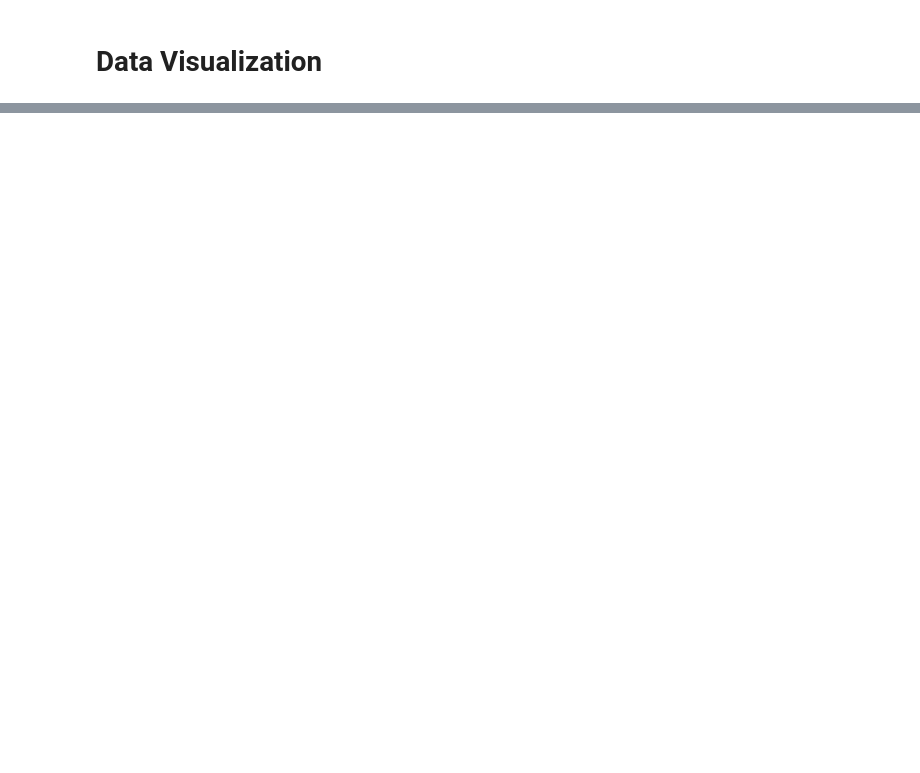
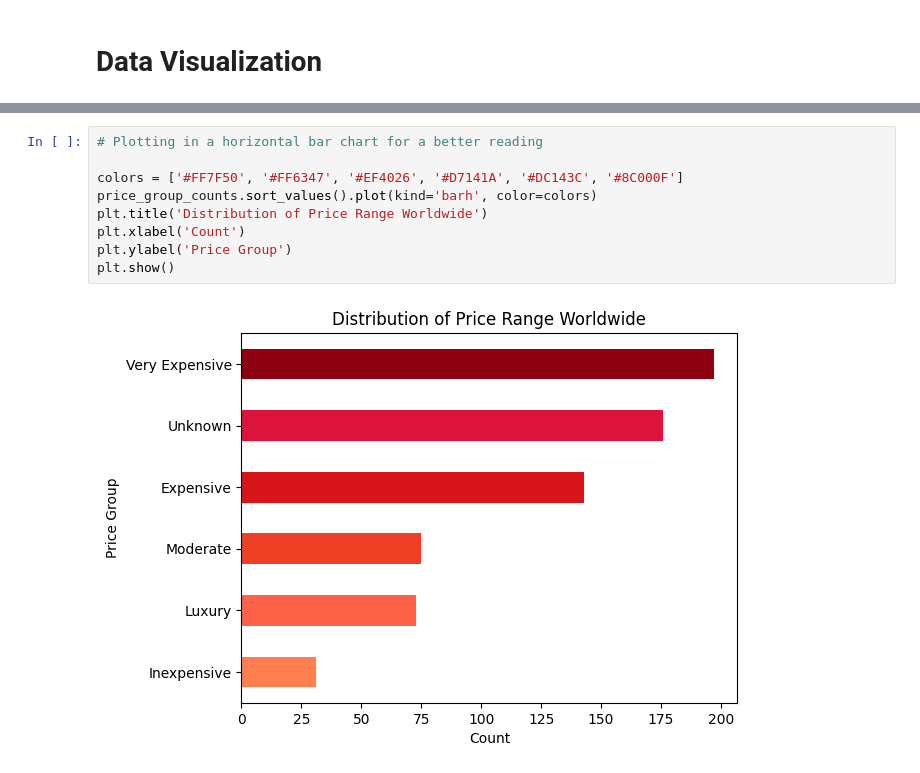
Before and after one commit to SPBarros/Michelin-Stars, a Jupyter notebook: michelin-star-around-the-world.ipynb, the cells around one changed output, grey strips where cells are left out. Drawn from its saved outputs; the diff is of its cells as text; blank space fills up the shorter version.

```diff
--- a/michelin-star-around-the-world.ipynb
+++ b/michelin-star-around-the-world.ipynb
@@ -378,0 +345,11 @@ Name: count, dtype: int64
+# %%
+# Plotting in a horizontal bar chart for a better reading
+
+colors = ['#FF7F50', '#FF6347', '#EF4026', '#D7141A', '#DC143C', '#8C000F']
+price_group_counts.sort_values().plot(kind='barh', color=colors)
+plt.title('Distribution of Price Range Worldwide')
+plt.xlabel('Count')
+plt.ylabel('Price Group')
+plt.show()
+# %% [output]
+[figure, added]
```
Also changed, not shown: parts of 57 cells of this notebook.
